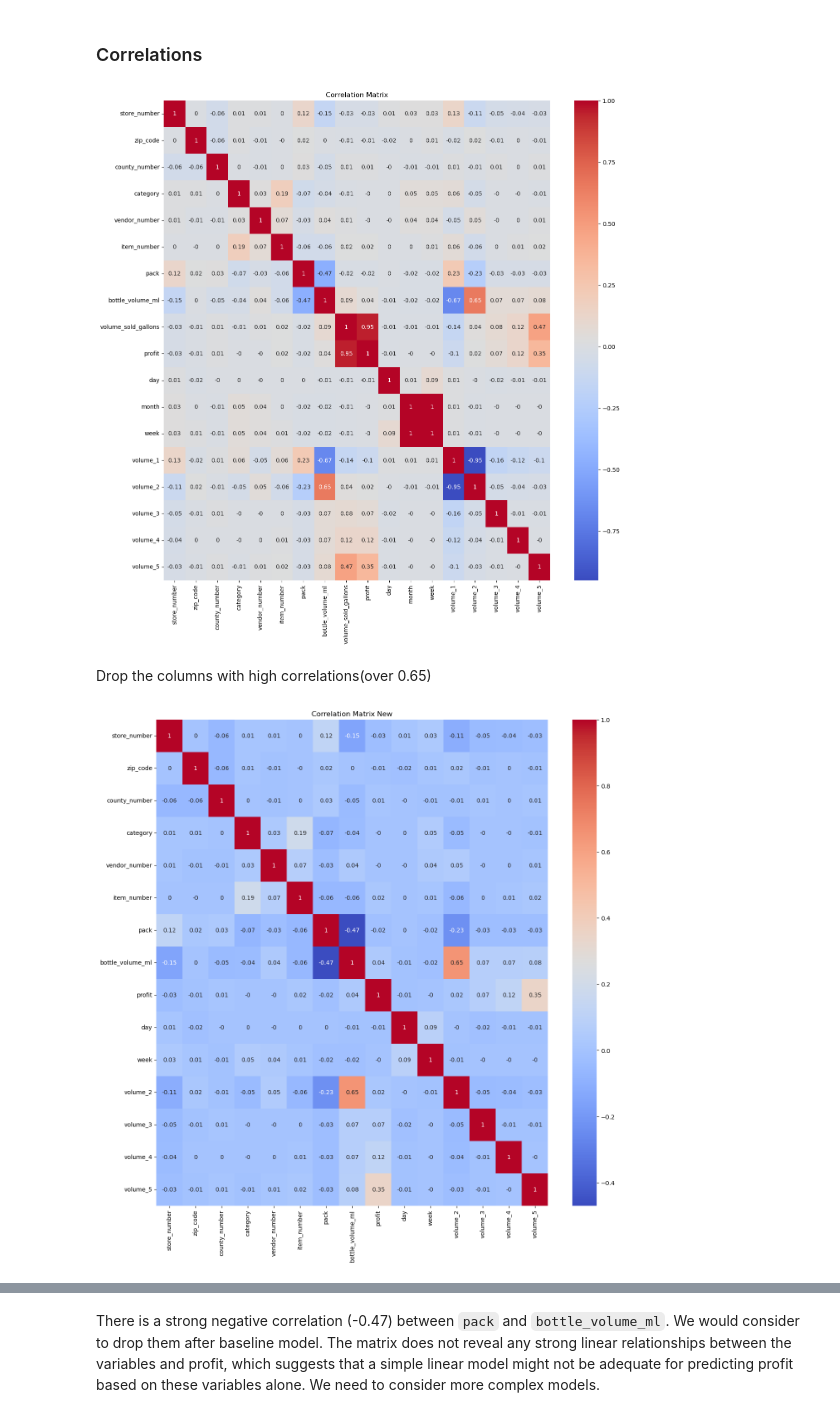
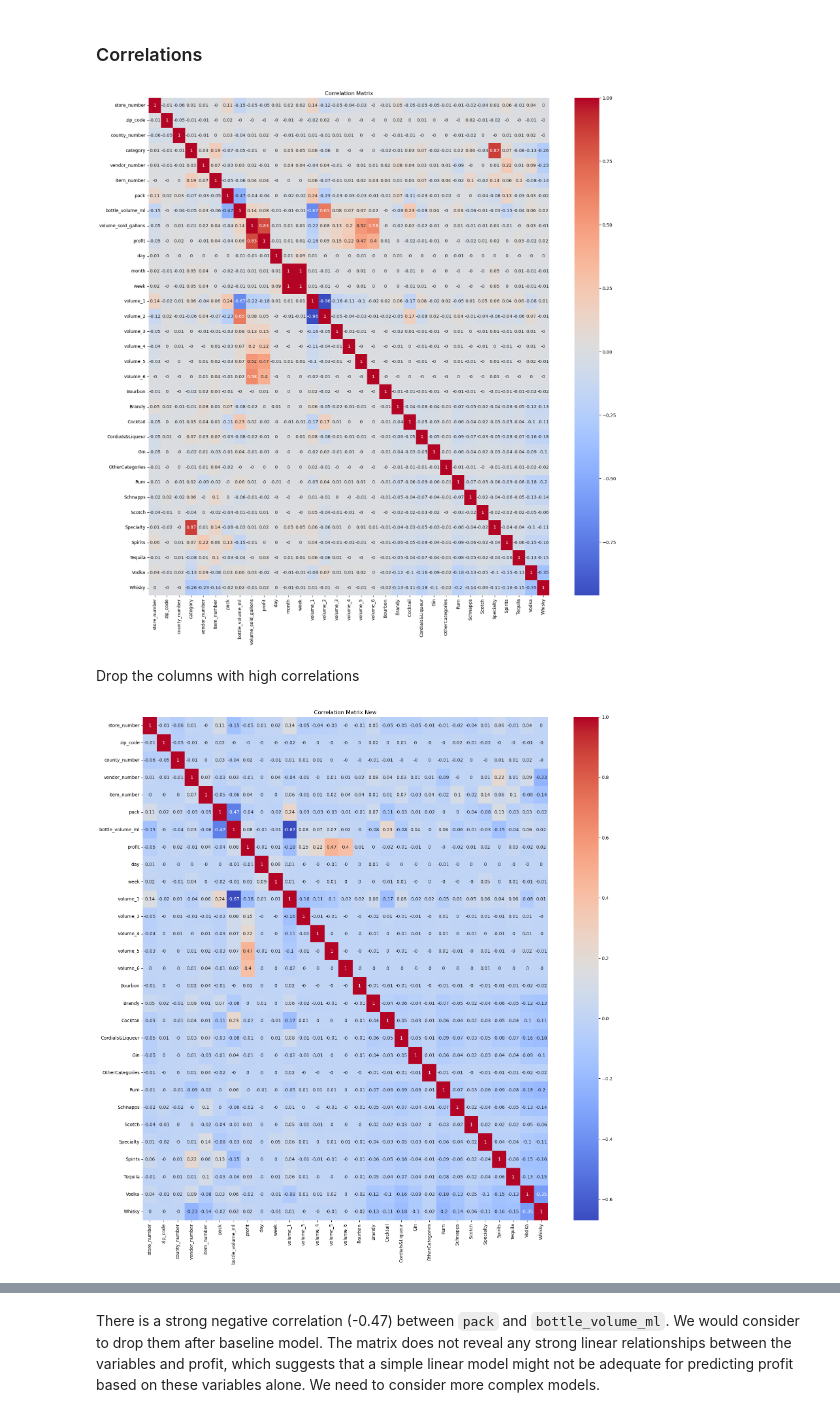
Before and after one commit to LuciaZou/capstone, a Jupyter notebook: Feature Engineering.ipynb, the cells around one changed output, grey strips where cells are left out. Drawn from its saved outputs; the diff is of its cells as text; code cells hidden in the pictures.

```diff
--- a/Feature Engineering.ipynb
+++ b/Feature Engineering.ipynb
@@ -602,0 +740,7 @@ df_sub
+# %%
+dummy_variable= pd.get_dummies(df_sub['Alcohol_Type'])
+# %%
+#use concat to add dummy columns to a new dataframe
+df_n = pd.concat([df_sub, dummy_variable], axis=1)
+#check if we succuessfully make dummy variables
+df_n.head()
@@ -603,23 +775,25 @@ df_sub
+# %%
+df_s = df_n.drop('Alcohol_Type', axis=1)
 # %% [markdown]
 ### Correlations
 # %%
-plt.figure(figsize=(15, 15))
-corr_matrix = df_sub.corr().round(2)
+plt.figure(figsize=(20, 20))
+corr_matrix = df_s.corr().round(2)
 sns.heatmap(corr_matrix, annot=True, cmap='coolwarm')
 plt.title('Correlation Matrix')
 plt.show()
 # %% [output]
-[figure, old version]
+[figure, new version]
 # %% [markdown]
-Drop the columns with high correlations(over 0.65)
+Drop the columns with high correlations
 # %%
-df_sub_new=df_sub.drop(columns=['volume_sold_gallons','month','volume_1'])
+df10=df_s.drop(columns=['volume_sold_gallons','month','volume_2','category'])
 # %%
-plt.figure(figsize=(15, 15))
-corr_matrix = df_sub_new.corr().round(2)
+plt.figure(figsize=(20, 20))
+corr_matrix = df10.corr().round(2)
 sns.heatmap(corr_matrix, annot=True, cmap='coolwarm')
 plt.title('Correlation Matrix New')
 plt.show()
 # %% [output]
-[figure, old version]
+[figure, new version]
 # %% [markdown]
```
Also changed, not shown: parts of 58 cells of this notebook, 5 other files.
